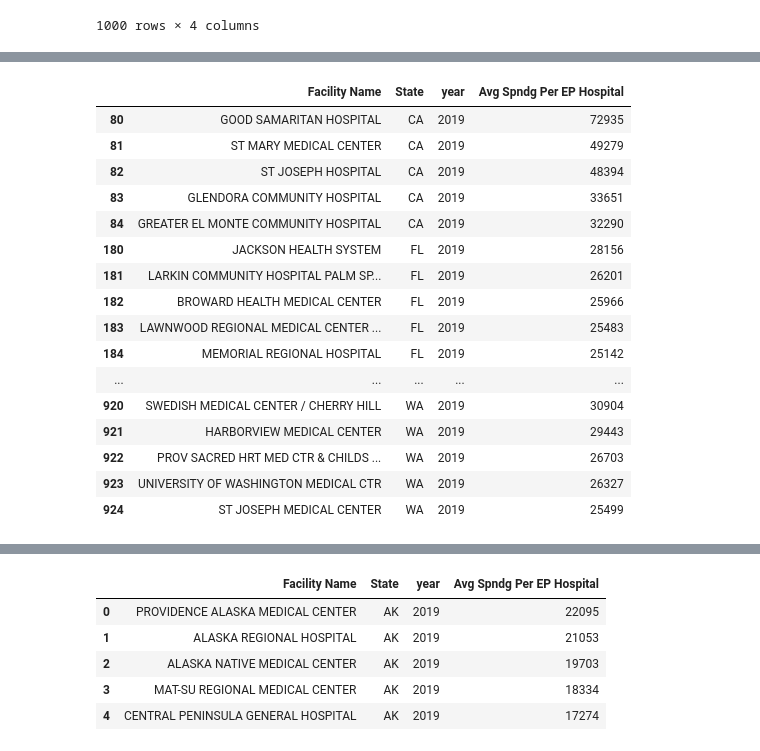
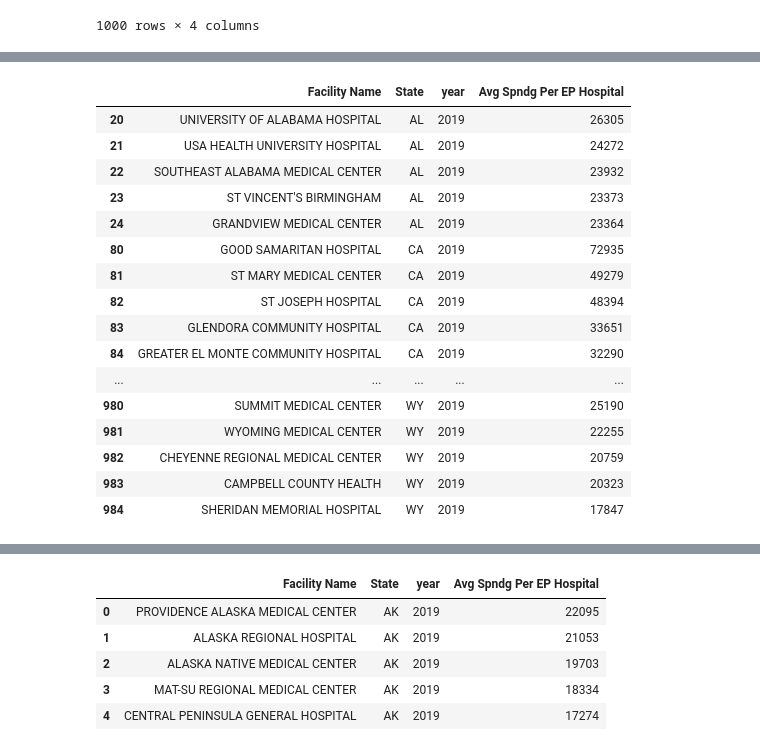
Before and after one commit to ZainabShafi/MEDICARE_EXPENDITURES_ANALYSIS, a Jupyter notebook: Project_1_DFs.ipynb, the cells around one changed output, grey strips where cells are left out. Saved outputs shown, nothing was run; the diff lists cells and outputs as text; code cells hidden in the pictures.

Commit message:
Add DataFrame with Wally's visualization, include new state data, and other aggregations

```diff
--- a/Project_1_DFs.ipynb
+++ b/Project_1_DFs.ipynb
@@ -247,21 +260,21 @@ top_hospitals_2019.head
 # %%
-top_hospitals_2019[top_hospitals_2019['State'].isin(['NY', 'CA', 'VT', 'FL', 'WA', 'IL'])]
+top_hospitals_2019[top_hospitals_2019['State'].isin(['NY', 'CA', 'VT', 'FL', 'WA', 'IL', 'TX', 'WY','LA','AL'])]
 # %% [output]
 |  | Facility Name | State | year | Avg Spndg Per EP Hospital |
+| 20 | UNIVERSITY OF ALABAMA HOSPITAL | AL | 2019 | 26305 |
+| 21 | USA HEALTH UNIVERSITY HOSPITAL | AL | 2019 | 24272 |
+| 22 | SOUTHEAST ALABAMA MEDICAL CENTER | AL | 2019 | 23932 |
+| 23 | ST VINCENT'S BIRMINGHAM | AL | 2019 | 23373 |
+| 24 | GRANDVIEW MEDICAL CENTER | AL | 2019 | 23364 |
 | 80 | GOOD SAMARITAN HOSPITAL | CA | 2019 | 72935 |
 | 81 | ST MARY MEDICAL CENTER | CA | 2019 | 49279 |
 | 82 | ST JOSEPH HOSPITAL | CA | 2019 | 48394 |
 | 83 | GLENDORA COMMUNITY HOSPITAL | CA | 2019 | 33651 |
 | 84 | GREATER EL MONTE COMMUNITY HOSPITAL | CA | 2019 | 32290 |
-| 180 | JACKSON HEALTH SYSTEM | FL | 2019 | 28156 |
-| 181 | LARKIN COMMUNITY HOSPITAL PALM SP... | FL | 2019 | 26201 |
-| 182 | BROWARD HEALTH MEDICAL CENTER | FL | 2019 | 25966 |
-| 183 | LAWNWOOD REGIONAL MEDICAL CENTER ... | FL | 2019 | 25483 |
-| 184 | MEMORIAL REGIONAL HOSPITAL | FL | 2019 | 25142 |
 | ... | ... | ... | ... | ... |
-| 920 | SWEDISH MEDICAL CENTER / CHERRY HILL | WA | 2019 | 30904 |
-| 921 | HARBORVIEW MEDICAL CENTER | WA | 2019 | 29443 |
-| 922 | PROV SACRED HRT MED CTR & CHILDS ... | WA | 2019 | 26703 |
-| 923 | UNIVERSITY OF WASHINGTON MEDICAL CTR | WA | 2019 | 26327 |
-| 924 | ST JOSEPH MEDICAL CENTER | WA | 2019 | 25499 |
+| 980 | SUMMIT MEDICAL CENTER | WY | 2019 | 25190 |
+| 981 | WYOMING MEDICAL CENTER | WY | 2019 | 22255 |
+| 982 | CHEYENNE REGIONAL MEDICAL CENTER | WY | 2019 | 20759 |
+| 983 | CAMPBELL COUNTY HEALTH | WY | 2019 | 20323 |
+| 984 | SHERIDAN MEMORIAL HOSPITAL | WY | 2019 | 17847 |
 # %%
```
Also changed, not shown: parts of 8 cells of this notebook.
